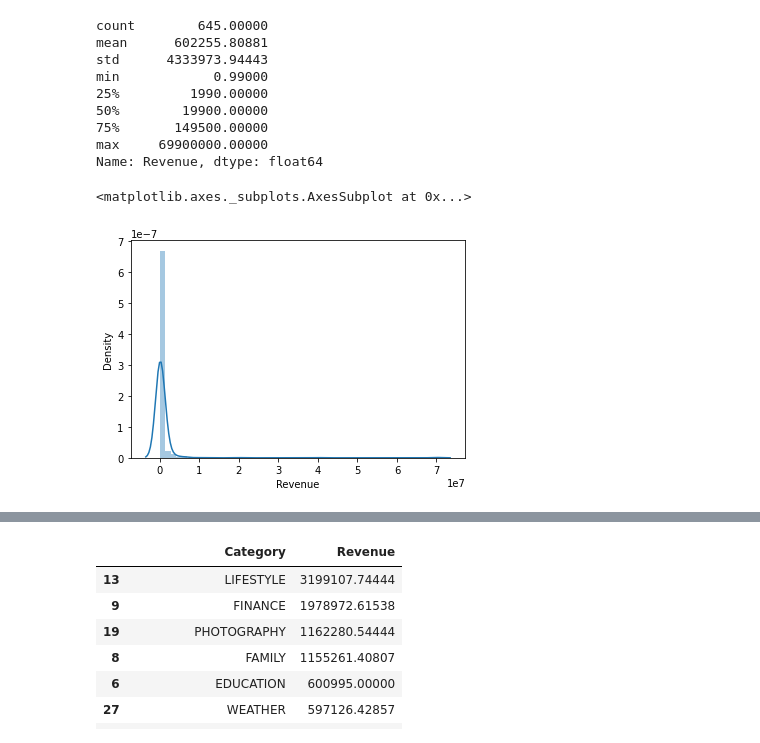
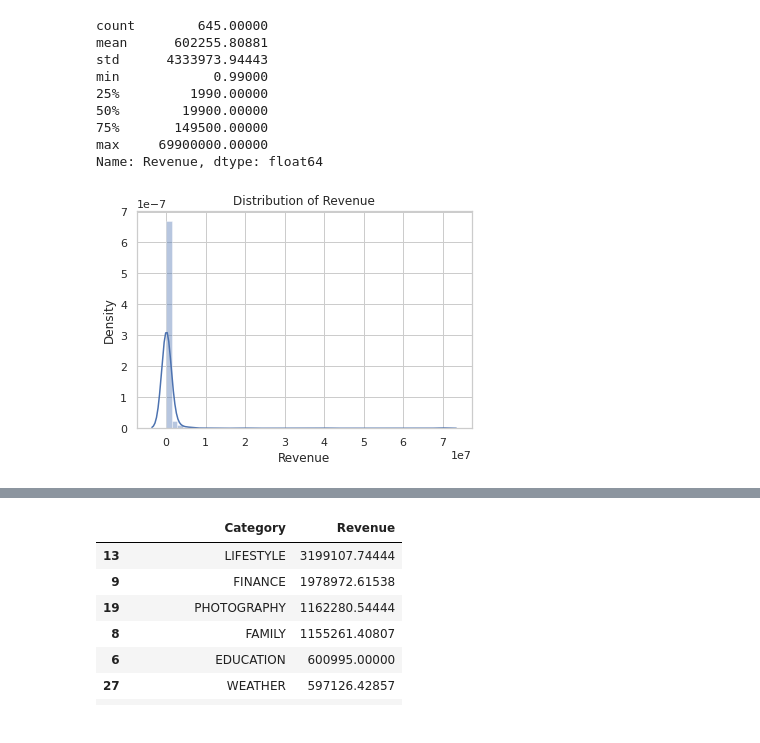
Before and after one commit to ahmedshaik982/Play_Store_App_Review_Analysis, a Jupyter notebook: Play_Store_App_Review_Analysis_Capstone_Project.ipynb, the cells around one changed output, grey strips where cells are left out. Saved outputs shown, nothing was run; the diff lists cells and outputs as text; code cells hidden in the pictures.

```diff
--- a/Play_Store_App_Review_Analysis_Capstone_Project.ipynb
+++ b/Play_Store_App_Review_Analysis_Capstone_Project.ipynb
@@ -22,6 +22,7 @@ import pandas as pd
 import numpy as np
 import matplotlib.pyplot as plt
 import seaborn as sns
+sns.set(style = 'whitegrid')
 # %%
 # Mounting drive
 from google.colab import drive
@@ -643,6 +670,7 @@ Name: Revenue, dtype: float64
 # %%
 # Distribution of revenue
 sns.distplot(paid_data['Revenue'])
+plt.title('Distribution of Revenue')
+plt.show()
 # %% [output]
-<matplotlib.axes._subplots.AxesSubplot at 0x...>
-[figure, old version]
+[figure, new version]
```
Also changed, not shown: parts of 51 cells of this notebook.
